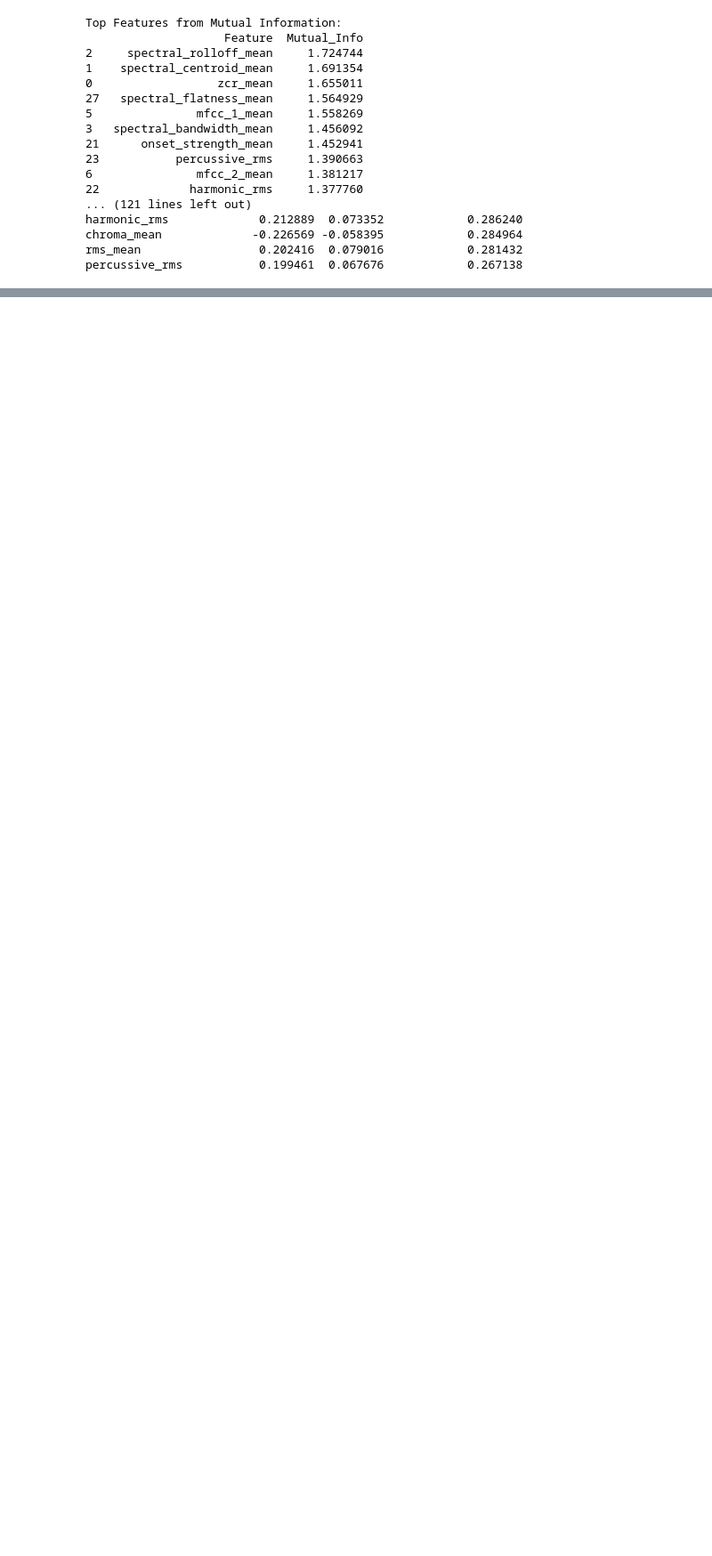
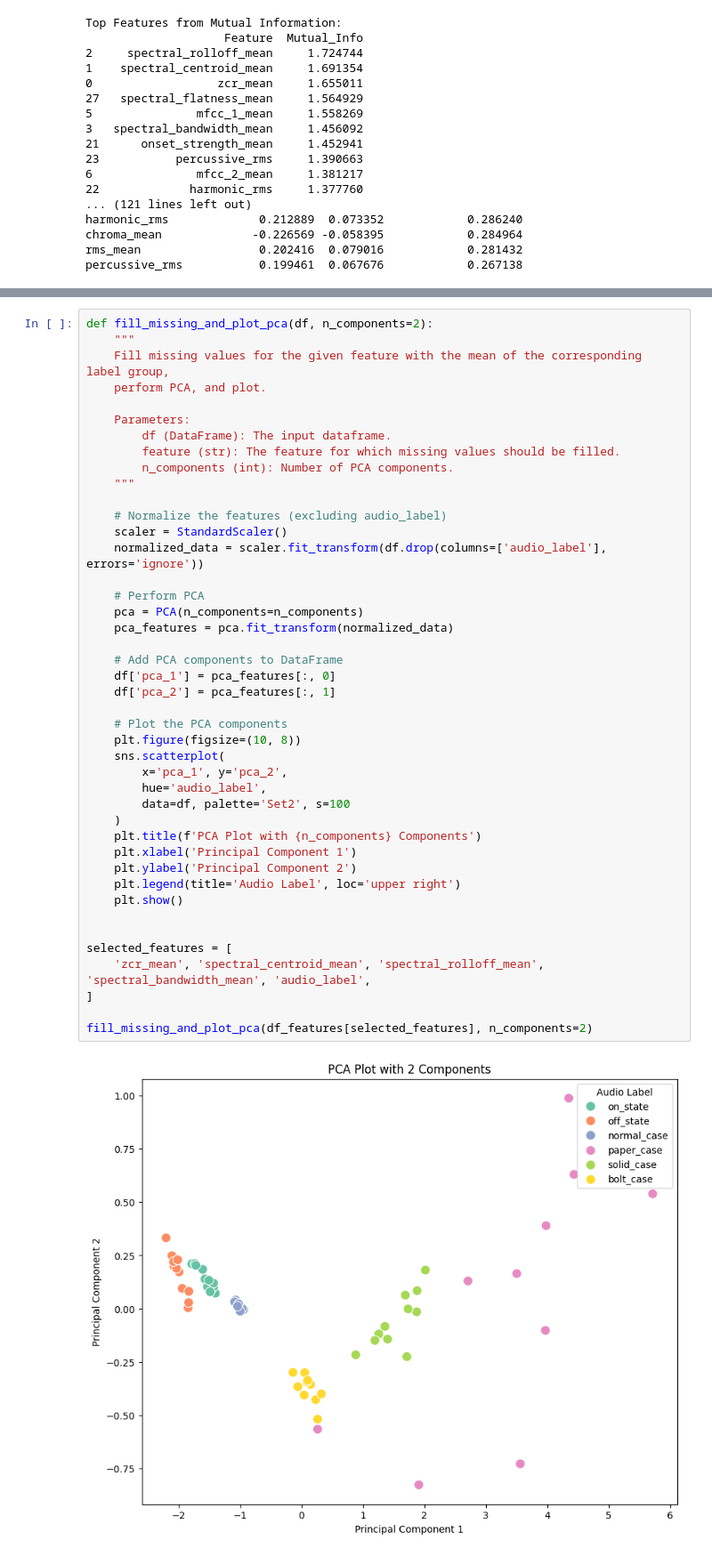
Before and after one commit to Ravikiran-Bhonagiri/Feature-Engineering, a Jupyter notebook: Audio_Features_Exploratory_Analysis.ipynb, the cells around one changed output, grey strips where cells are left out. Shown at 89% size. Drawn from its saved outputs; the diff is of its cells as text; blank space fills up the shorter version.

```diff
--- a/Audio_Features_Exploratory_Analysis.ipynb
+++ b/Audio_Features_Exploratory_Analysis.ipynb
@@ -375,0 +488,45 @@ percussive_rms           0.199461  0.067676            0.267138
+# %%
+def fill_missing_and_plot_pca(df, n_components=2):
+    """
+    Fill missing values for the given feature with the mean of the corresponding label group,
+    perform PCA, and plot.
+
+    Parameters:
+        df (DataFrame): The input dataframe.
+        feature (str): The feature for which missing values should be filled.
+        n_components (int): Number of PCA components.
+    """
+
+    # Normalize the features (excluding audio_label)
+    scaler = StandardScaler()
+    normalized_data = scaler.fit_transform(df.drop(columns=['audio_label'], errors='ignore'))
+
+    # Perform PCA
+    pca = PCA(n_components=n_components)
+    pca_features = pca.fit_transform(normalized_data)
+
+    # Add PCA components to DataFrame
+    df['pca_1'] = pca_features[:, 0]
+    df['pca_2'] = pca_features[:, 1]
+
+    # Plot the PCA components
+    plt.figure(figsize=(10, 8))
+    sns.scatterplot(
+        x='pca_1', y='pca_2',
+        hue='audio_label',
+        data=df, palette='Set2', s=100
+    )
+    plt.title(f'PCA Plot with {n_components} Components')
+    plt.xlabel('Principal Component 1')
+    plt.ylabel('Principal Component 2')
+    plt.legend(title='Audio Label', loc='upper right')
+    plt.show()
+
+
+selected_features = [
+    'zcr_mean', 'spectral_centroid_mean', 'spectral_rolloff_mean', 'spectral_bandwidth_mean', 'audio_label',
+]
+
+fill_missing_and_plot_pca(df_features[selected_features], n_components=2)
+# %% [output]
+[figure, added]
```
Also changed, not shown: parts of 7 cells of this notebook.
